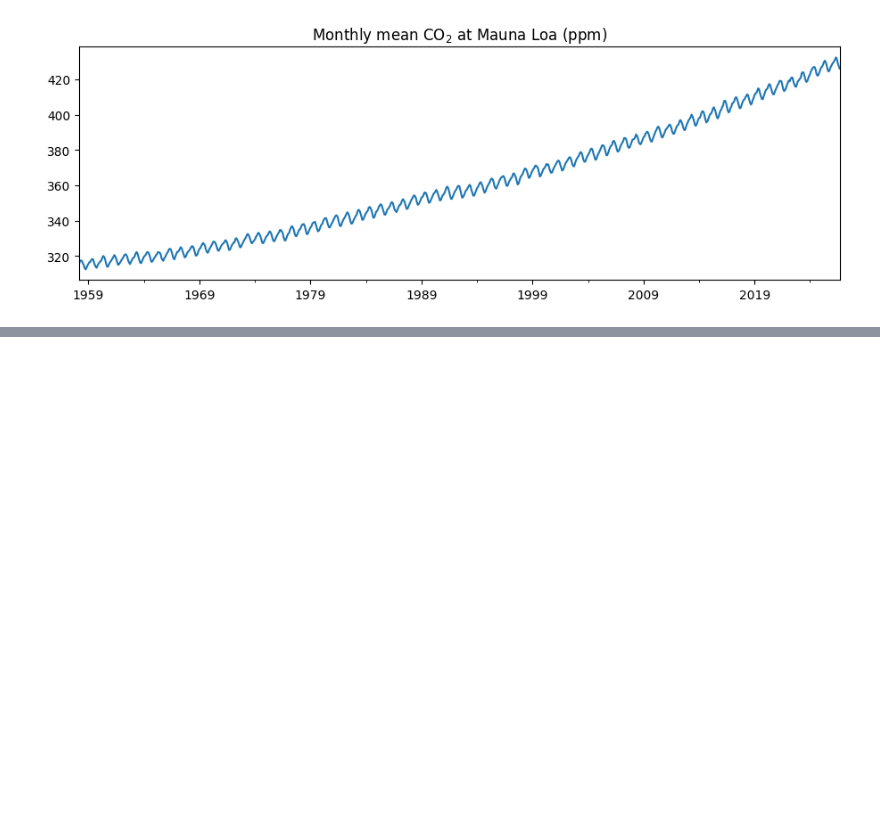
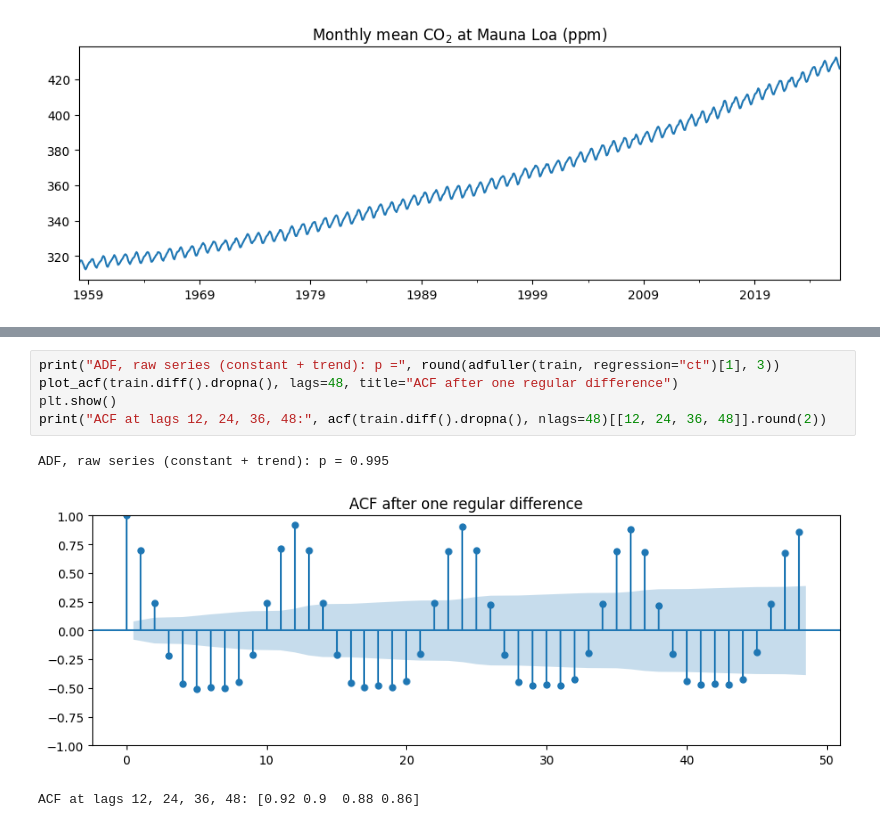
Before and after one commit to Forgottenpet/Modulo1-Notebooks2, a Jupyter notebook: Notebook4.ipynb, the cells around one changed output, grey strips where cells are left out. Drawn from its saved outputs; the diff is of its cells as text; blank space fills up the shorter version.

```diff
--- a/Notebook4.ipynb
+++ b/Notebook4.ipynb
@@ -33,0 +67,9 @@ plt.show()
+# %%
+print("ADF, raw series (constant + trend): p =", round(adfuller(train, regression="ct")[1], 3))
+plot_acf(train.diff().dropna(), lags=48, title="ACF after one regular difference")
+plt.show()
+print("ACF at lags 12, 24, 36, 48:", acf(train.diff().dropna(), nlags=48)[[12, 24, 36, 48]].round(2))
+# %% [output]
+ADF, raw series (constant + trend): p = 0.995
+[figure, added]
+ACF at lags 12, 24, 36, 48: [0.92 0.9  0.88 0.86]
```
Also changed, not shown: parts of 7 cells of this notebook.
